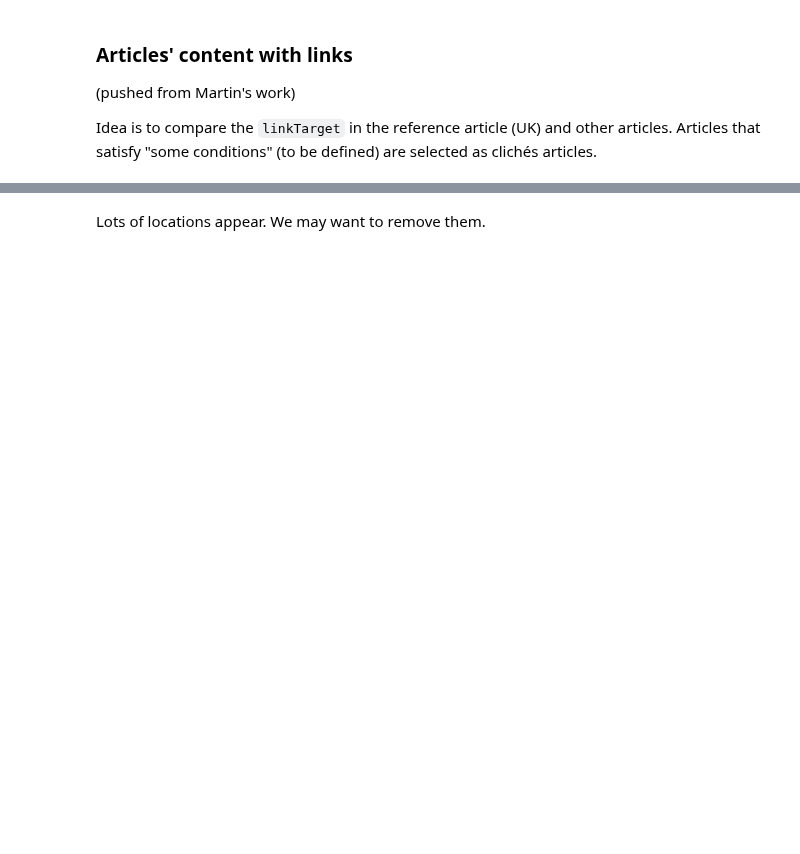
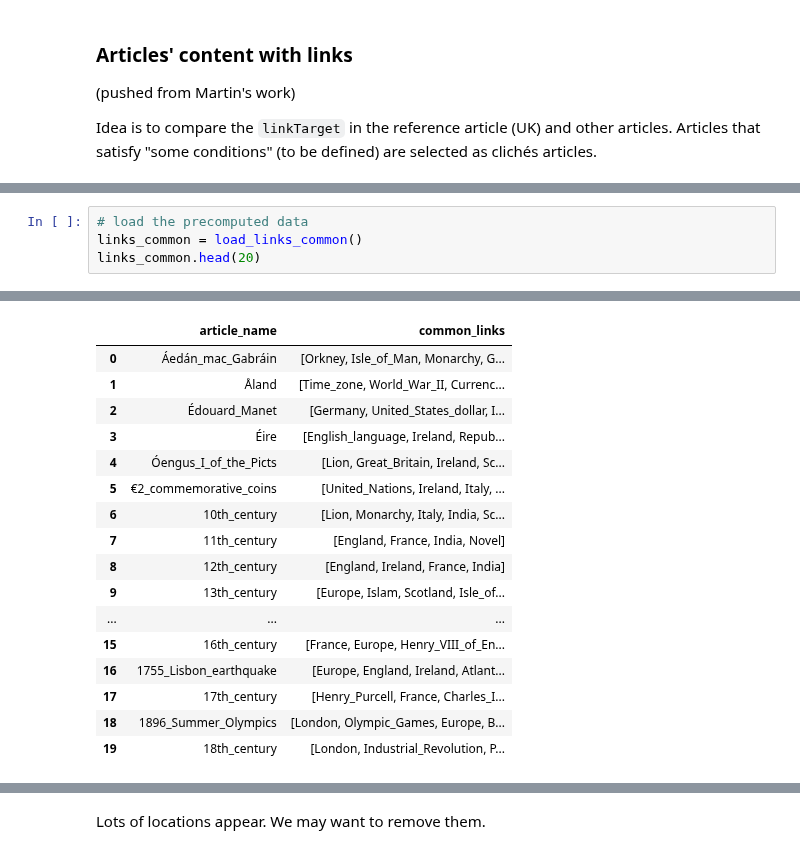
Before and after one commit to epfl-ada/ada-2023-project-abracadabra2023, a Jupyter notebook: nb.ipynb, the cells around one changed output, grey strips where cells are left out. Cells and saved outputs as stored; diff of their text form; blank space fills up the shorter version.

```diff
--- a/nb.ipynb
+++ b/nb.ipynb
@@ -915,0 +476,5 @@ common_links_reference.sort_values("nbr_common_articles", ascending=False)[1:31]
+# %%
+# load the precomputed data
+links_common = load_links_common()
+links_common.head(20)
+# %% [output]
@@ -915,0 +490,17 @@ common_links_reference.sort_values("nbr_common_articles", ascending=False)[1:31]
+|  | article_name | common_links |
+| 0 | Áedán_mac_Gabráin | [Orkney, Isle_of_Man, Monarchy, G... |
+| 1 | Åland | [Time_zone, World_War_II, Currenc... |
+| 2 | Édouard_Manet | [Germany, United_States_dollar, I... |
+| 3 | Éire | [English_language, Ireland, Repub... |
+| 4 | Óengus_I_of_the_Picts | [Lion, Great_Britain, Ireland, Sc... |
+| 5 | €2_commemorative_coins | [United_Nations, Ireland, Italy, ... |
+| 6 | 10th_century | [Lion, Monarchy, Italy, India, Sc... |
+| 7 | 11th_century | [England, France, India, Novel] |
+| 8 | 12th_century | [England, Ireland, France, India] |
+| 9 | 13th_century | [Europe, Islam, Scotland, Isle_of... |
+| ... | ... | ... |
+| 15 | 16th_century | [France, Europe, Henry_VIII_of_En... |
+| 16 | 1755_Lisbon_earthquake | [Europe, England, Ireland, Atlant... |
+| 17 | 17th_century | [Henry_Purcell, France, Charles_I... |
+| 18 | 1896_Summer_Olympics | [London, Olympic_Games, Europe, B... |
+| 19 | 18th_century | [London, Industrial_Revolution, P... |
```
Also changed, not shown: parts of 61 cells of this notebook, 2 other files.
